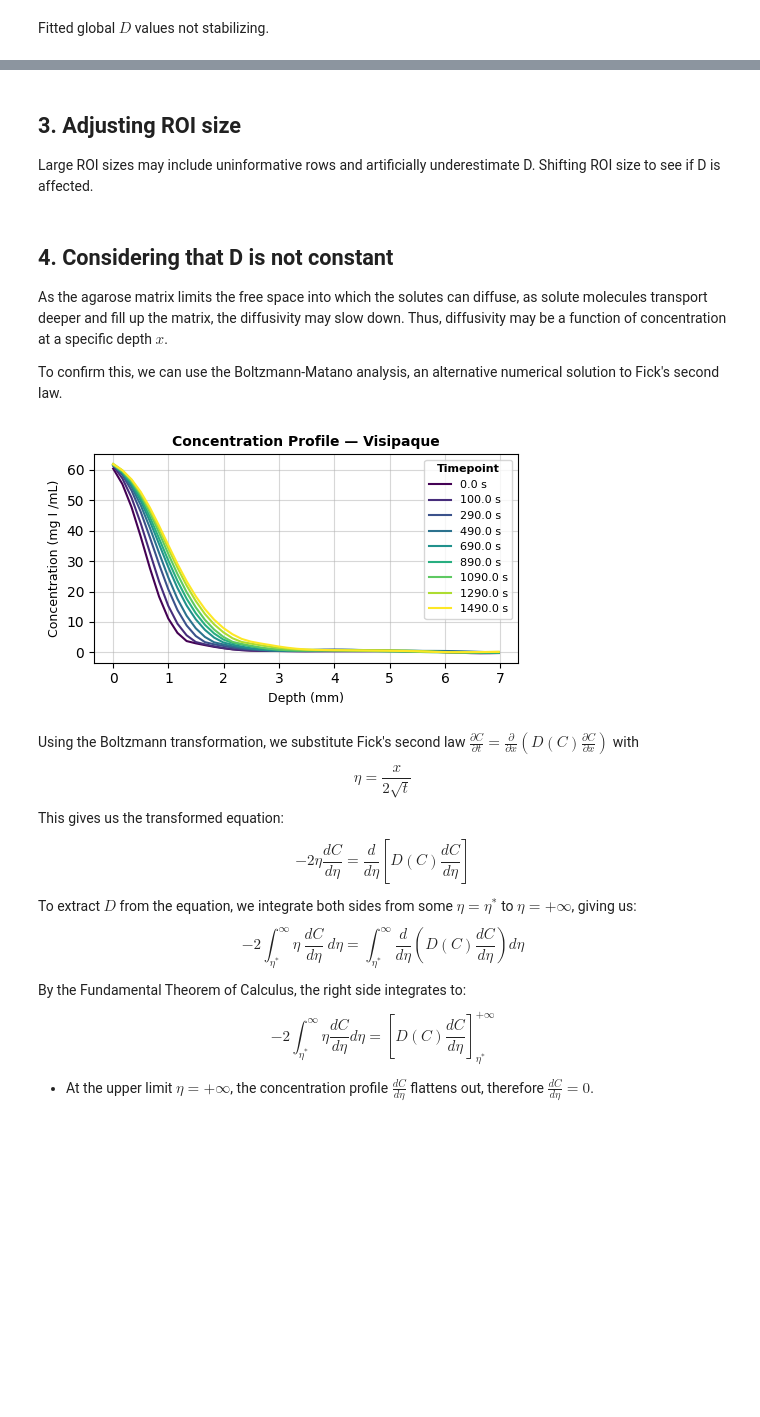
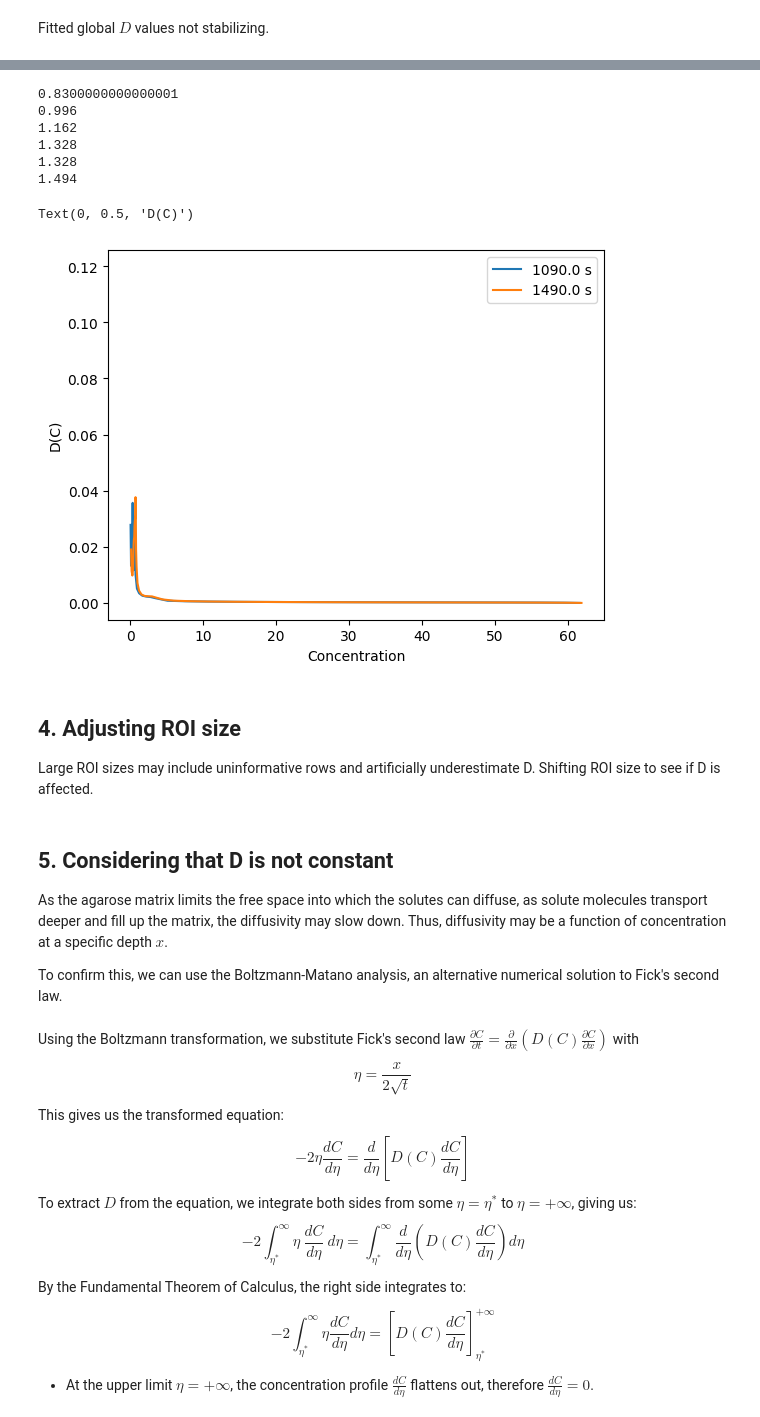
Before and after one commit to isaackh28/diff_tests, a Jupyter notebook: fit_diff.ipynb, the cells around one changed output, grey strips where cells are left out. Saved outputs shown, nothing was run; the diff lists cells and outputs as text; code cells hidden in the pictures; blank space fills up the shorter version.

```diff
--- a/fit_diff.ipynb
+++ b/fit_diff.ipynb
@@ -608,34 +739,43 @@ df = pd.DataFrame(dat)
+# %%
+# Testing at t = 310 s and t = 1490 s
+idx_bm = [1, 10, 20, 40, 60, 80]
+profs_bm = [conc[i] for i in idx_bm]
+times_bm = [time[i] for i in idx_bm]
+depth_bm = depth.copy()
+d_c = []
+
+for prof, t in zip(profs_bm, times_bm):
+    D = diff_bm(prof, depth_bm, t)
+    d_c.append(D)
+# %% [output]
+0.8300000000000001
+0.996
+1.162
+1.328
+1.328
+1.494
+# %%
+d_c80 = d_c[5]
+prof_80 = profs_bm[5]
+
+fig, ax = plt.subplots()
+for i, (prof, d) in enumerate(zip(profs_bm, d_c)):
+    if i > 3:
+        ax.plot(prof, d, label = f"{times_bm[i]} s")
+ax.legend()
+ax.set_xlabel("Concentration")
+ax.set_ylabel("D(C)")
+# %% [output]
+Text(0, 0.5, 'D(C)')
+[figure, added]
 # %% [markdown]
-## 3. Adjusting ROI size
+## 4. Adjusting ROI size
 Large ROI sizes may include uninformative rows and artificially underestimate D. Shifting ROI size to see if D is affected.
 # %% [markdown]
-## 4. Considering that D is not constant
+## 5. Considering that D is not constant
 As the agarose matrix limits the free space into which the solutes can diffuse, as solute molecules transport deeper and fill up the matrix, the diffusivity may slow down. Thus, diffusivity may be a function of concentration at a specific depth $x$.
 
 To confirm this, we can use the Boltzmann-Matano analysis, an alternative numerical solution to Fick's second law.
-# %%
-# ---- Experimental concentration profiles at the beginning, middle, and end of the experiment ----
-profs = range(0, len(time), 10)
-n_profs = len(profs)
-cmap = plt.get_cmap("viridis")
-colors = cmap(np.linspace(0, 1, n_profs))
-
-fig, ax = plt.subplots(figsize = (5, 3))
-j = 0
-for i in profs:
-    ax.plot(depth, conc[i, :], label = f"{time[i]} s", color = colors[j])
-    j += 1
-ax.legend(title = "Timepoint", fontsize = 8,
-          title_fontproperties = {"weight": "bold", "size": 8})
-ax.set_ylabel("Concentration (mg I /mL)", size = 9)
-ax.set_xlabel("Depth (mm)", size = 9)
-ax.grid(alpha = 0.5)
-ax.set_title(f"Concentration Profile — Visipaque",
-             fontdict = {"weight": "bold", "size": 10})
-plt.tight_layout()
-plt.show()
-# %% [output]
-[figure, removed]
 # %% [markdown]
 Using the Boltzmann transformation, we substitute Fick's second law $\frac{\partial C}{\partial t} = \frac{\partial}{\partial x}\left(D(C)\frac{\partial C}{\partial x}\right)$ with
 $$\eta = \frac{x}{2\sqrt{t}}$$
```
Also changed, not shown: parts of 20 cells of this notebook, 1 other file.
